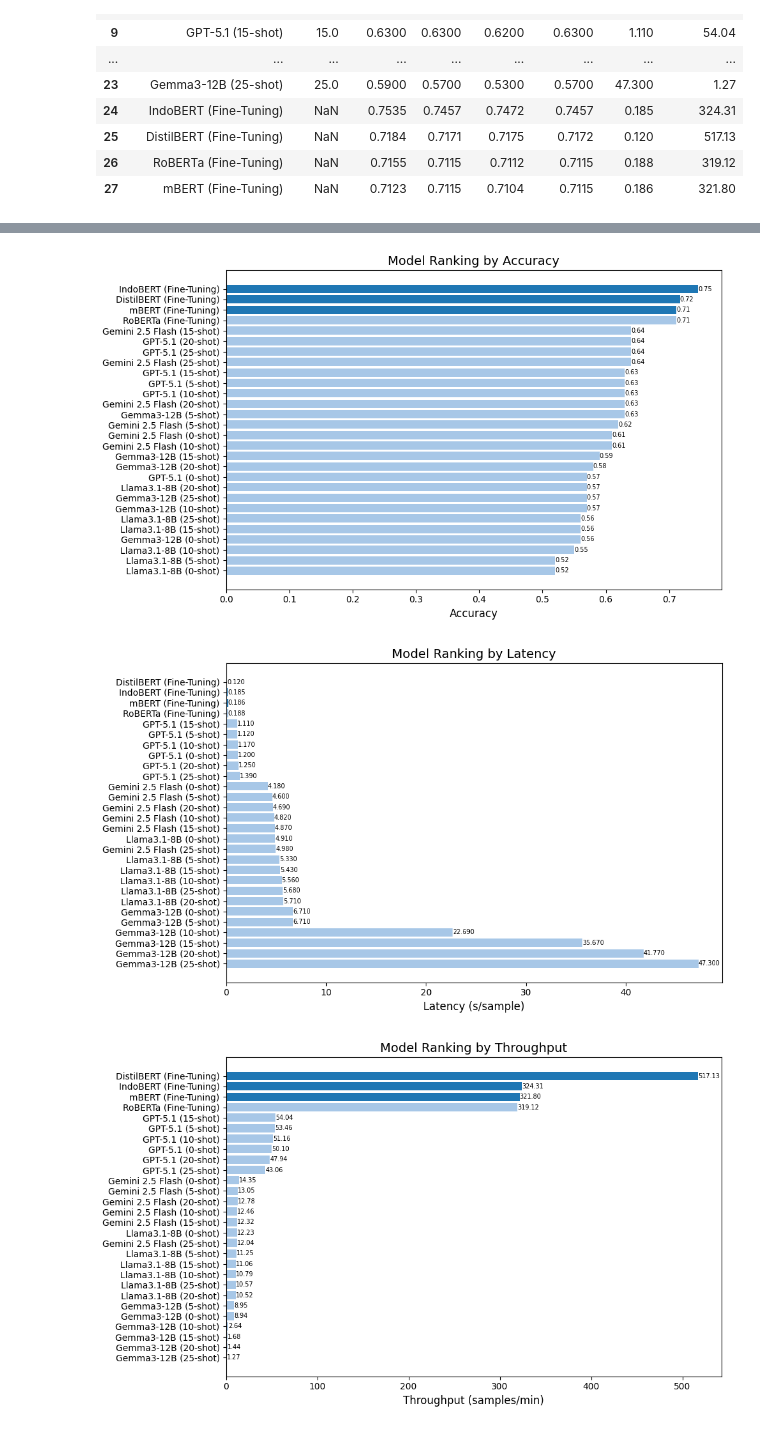
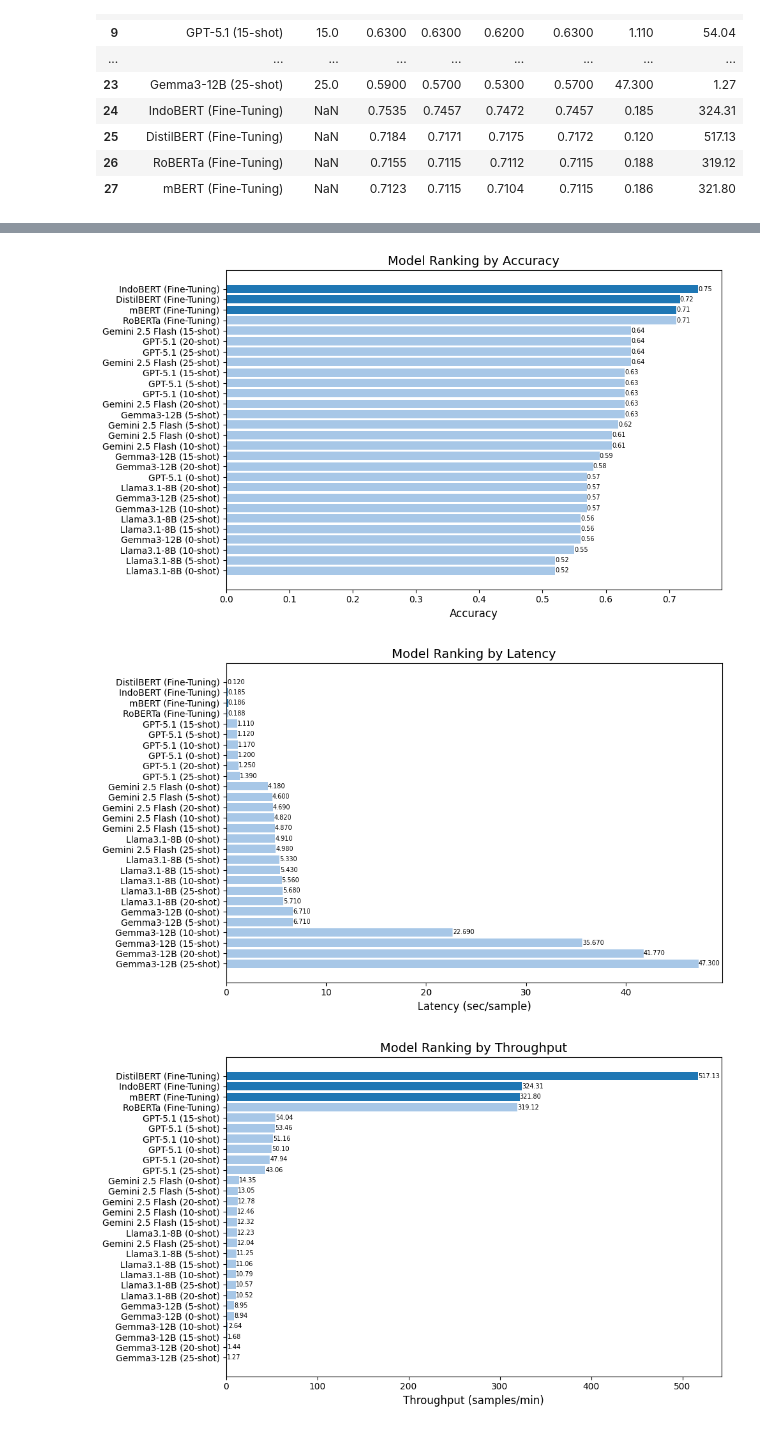
Before and after one commit to RasyadBima15/Multiclass-Emotion-Classification-on-Indonesian-Product-Reviews, a Jupyter notebook: Result/General/code.ipynb, the cells around one changed output, grey strips where cells are left out. Drawn from its saved outputs; the diff is of its cells as text; code cells hidden in the pictures.

```diff
--- a/Result/General/code.ipynb
+++ b/Result/General/code.ipynb
@@ -273,7 +273,7 @@ def plot_metric(metric):
 
     # Satuan Y-axis
     if metric == "Latency":
-        plt.ylabel("Latency (s/sample)", fontsize=12)
+        plt.ylabel("Latency (sec/sample)", fontsize=12)
     elif metric == "Throughput":
         plt.ylabel("Throughput (samples/min)", fontsize=12)
     else:
@@ -432,33 +432,33 @@ for metric in metrics:
     bars = plt.barh(df_sorted["Model"], df_sorted[metric], color=bar_colors)
 
     # ---- X Axis Label (with unit only here) ----
     if metric == "Latency":
-        plt.xlabel("Latency (s/sample)", fontsize=12)
+        plt.xlabel("Latency (sec/sample)", fontsize=12)
     elif metric == "Throughput":
         plt.xlabel("Throughput (samples/min)", fontsize=12)
     else:
         plt.xlabel(metric, fontsize=12)
 
     plt.title(f"Model Ranking by {metric}", fontsize=14)
     plt.tight_layout()
 
     # ---- Label values per bar (NO UNIT) ----
     for i, val in enumerate(df_sorted[metric]):
         if metric == "Latency":
             label = f"{val:.3f}"   # 3 decimals
         else:
             label = f"{val:.2f}"   # 2 decimals for others
 
         plt.text(val, i, label, va='center', ha='left',
                  fontsize=7)
 
     plt.gca().invert_yaxis()
 
     plt.show()
 # %% [output]
 [figure]
 [figure]
 [figure]
 [figure]
-[figure, old version]
+[figure, new version]
 [figure]
```
Also changed, not shown: parts of 5 cells of this notebook.
